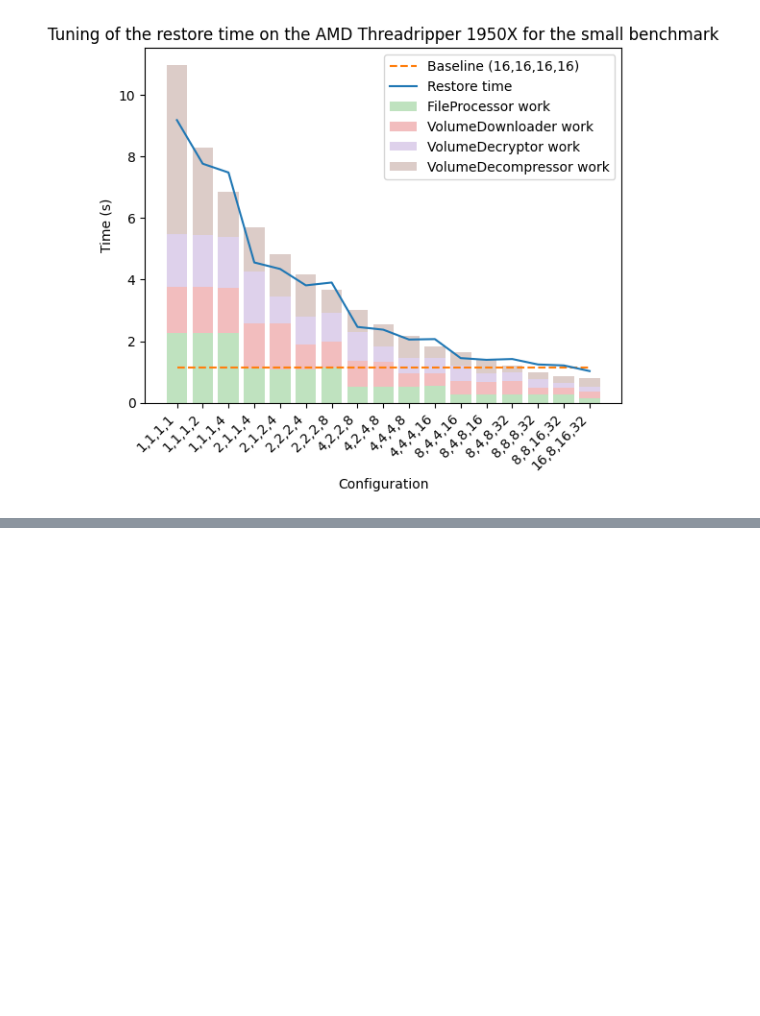
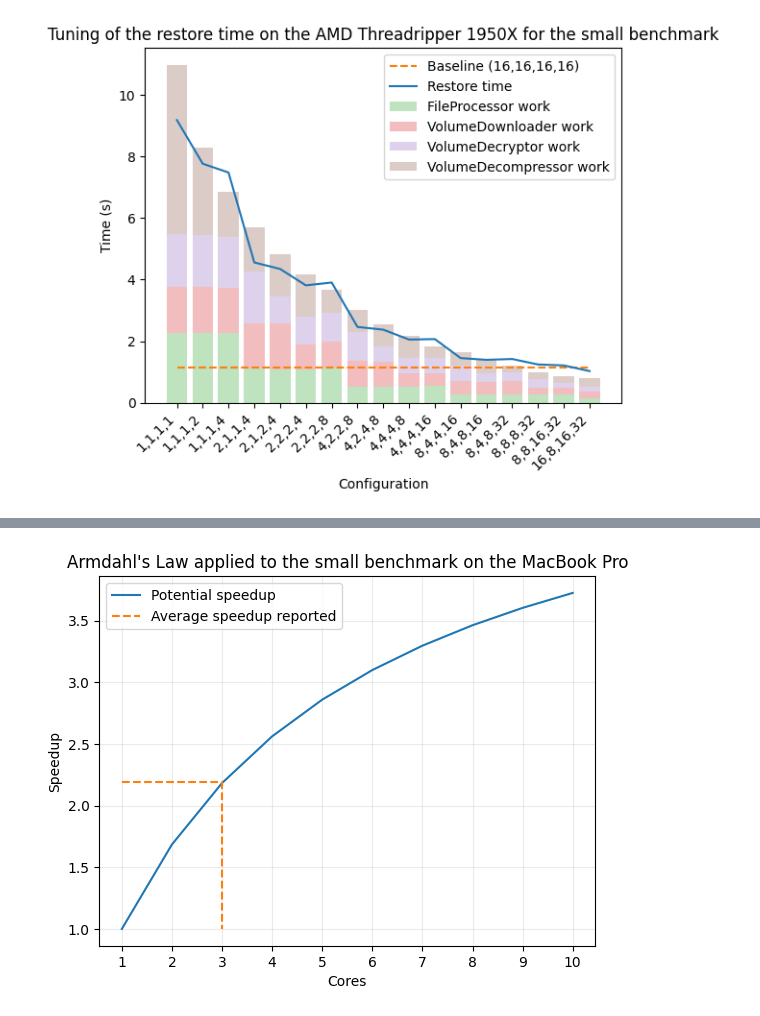
Before and after one commit to carljohnsen/duplicati-blogpost, a Jupyter notebook: WIP-restore/benchmark/plotting.ipynb, the cells around one changed output, grey strips where cells are left out. Saved outputs shown, nothing was run; the diff lists cells and outputs as text; code cells hidden in the pictures; blank space fills up the shorter version.

```diff
--- a/WIP-restore/benchmark/plotting.ipynb
+++ b/WIP-restore/benchmark/plotting.ipynb
@@ -322,0 +370,25 @@ plt.show()
+# %%
+def speedup(time_total, time_parallelizable, cores):
+    part = time_parallelizable / time_total
+    return 1 / ((1 - part) + (part / cores))
+
+def plot_speedup():
+    time_total = 7408
+    time_seq = 6021
+
+    cores = np.arange(1, 11)
+    speedups = list(map(lambda x: speedup(time_total, time_seq, x), cores))
+    plt.plot(cores, speedups, label='Potential speedup')
+    plt.plot([1, 3, 3], [2.19] * 2 + [1], label='Average speedup reported', linestyle='dashed')
+    plt.xlabel('Cores')
+    plt.ylabel('Speedup')
+    plt.title('Armdahl\'s Law applied to the small benchmark on the MacBook Pro')
+    plt.grid(alpha=.25)
+    plt.legend()
+    plt.xticks(cores)
+
+plot_speedup()
+#plt.show()
+plt.savefig(f'{figures_dir}/macbook_small_speedup.png', dpi=300)
+# %% [output]
+[figure, added]
```
Also changed, not shown: parts of 3 cells of this notebook, 23 other files.
